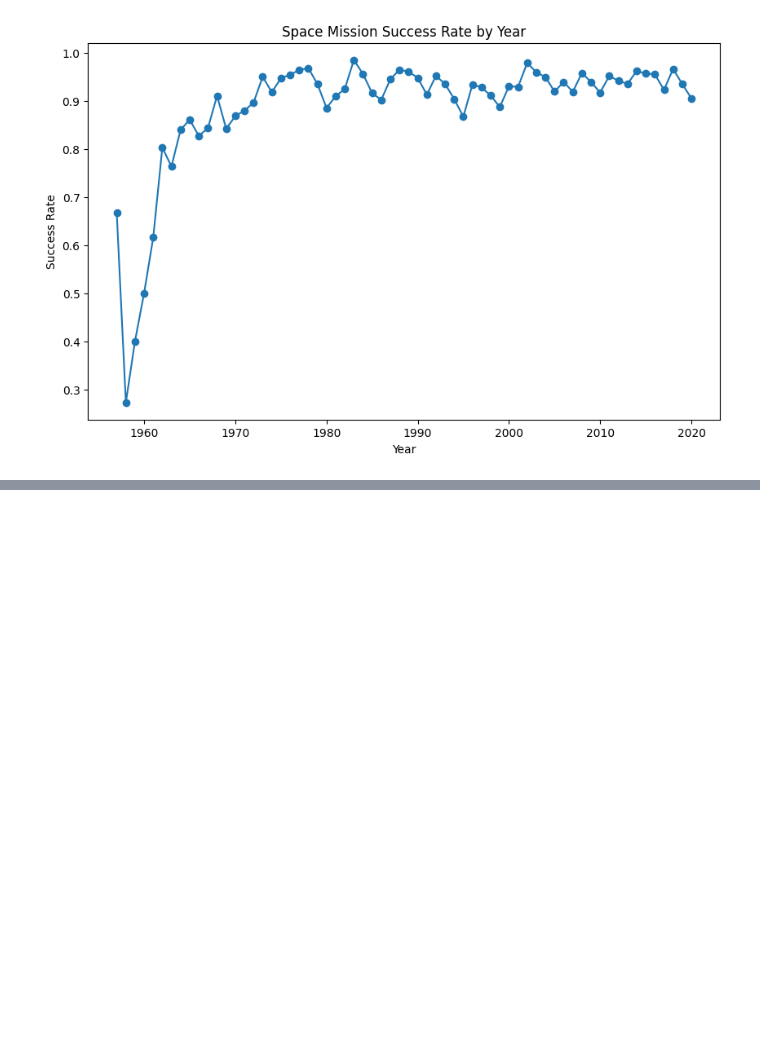
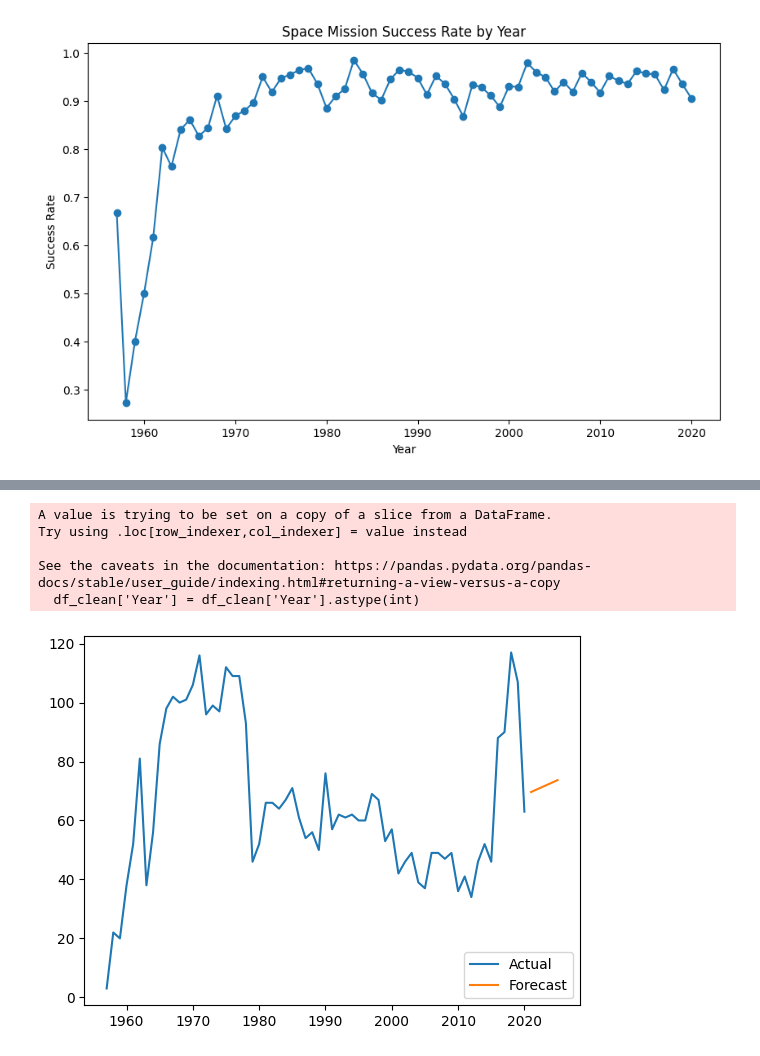
Before and after one commit to ericadev/PROJ8431_FinalProject, a Jupyter notebook: FinalProject.ipynb, the cells around one changed output, grey strips where cells are left out. Drawn from its saved outputs; the diff is of its cells as text; code cells hidden in the pictures; blank space fills up the shorter version.

```diff
--- a/FinalProject.ipynb
+++ b/FinalProject.ipynb
@@ -463,0 +469,30 @@ Text(0, 0.5, 'Success Rate')
+# %%
+# Create Mission_Success_Binary column
+df_clean['Status Mission'] = df_clean['Status Mission'].str.strip().str.capitalize()
+df_clean['Mission_Success_Binary'] = df_clean['Status Mission'].apply(lambda x: 1 if x == 'Success' else 0)
+
+# Convert year to integer
+df_clean = df_clean.dropna(subset=['Year'])
+df_clean['Year'] = df_clean['Year'].astype(int)
+
+yearly_stats = df_clean.groupby('Year').agg(
+    launches=('Detail', 'count'),
+    successes=('Mission_Success_Binary', 'sum')
+).reset_index()
+yearly_stats['SuccessRate'] = yearly_stats['successes'] / yearly_stats['launches']
+
+model = ExponentialSmoothing(yearly_stats['launches'], trend='add', seasonal=None)
+fit = model.fit()
+forecast = fit.forecast(5)  # Forecast next 5 years
+
+plt.plot(yearly_stats['Year'], yearly_stats['launches'], label='Actual')
+plt.plot(range(yearly_stats['Year'].max()+1, yearly_stats['Year'].max()+6), forecast, label='Forecast')
+plt.legend()
+plt.show()
+# %% [output]
+A value is trying to be set on a copy of a slice from a DataFrame.
+Try using .loc[row_indexer,col_indexer] = value instead
+
+See the caveats in the documentation: https://pandas.pydata.org/pandas-docs/stable/user_guide/indexing.html#returning-a-view-versus-a-copy
+  df_clean['Year'] = df_clean['Year'].astype(int)
+[figure, added]
```
Also changed, not shown: parts of 3 cells of this notebook.
